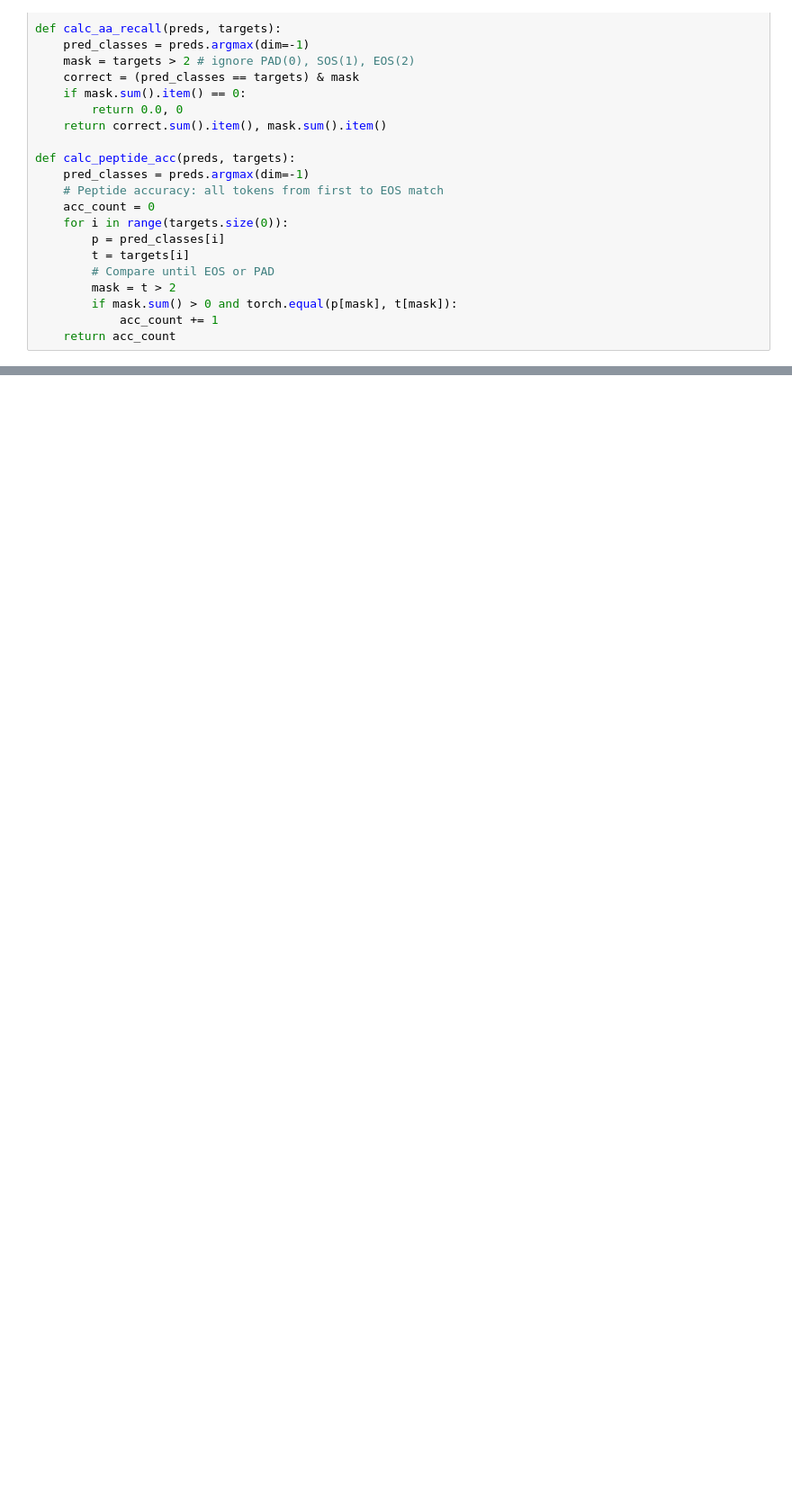
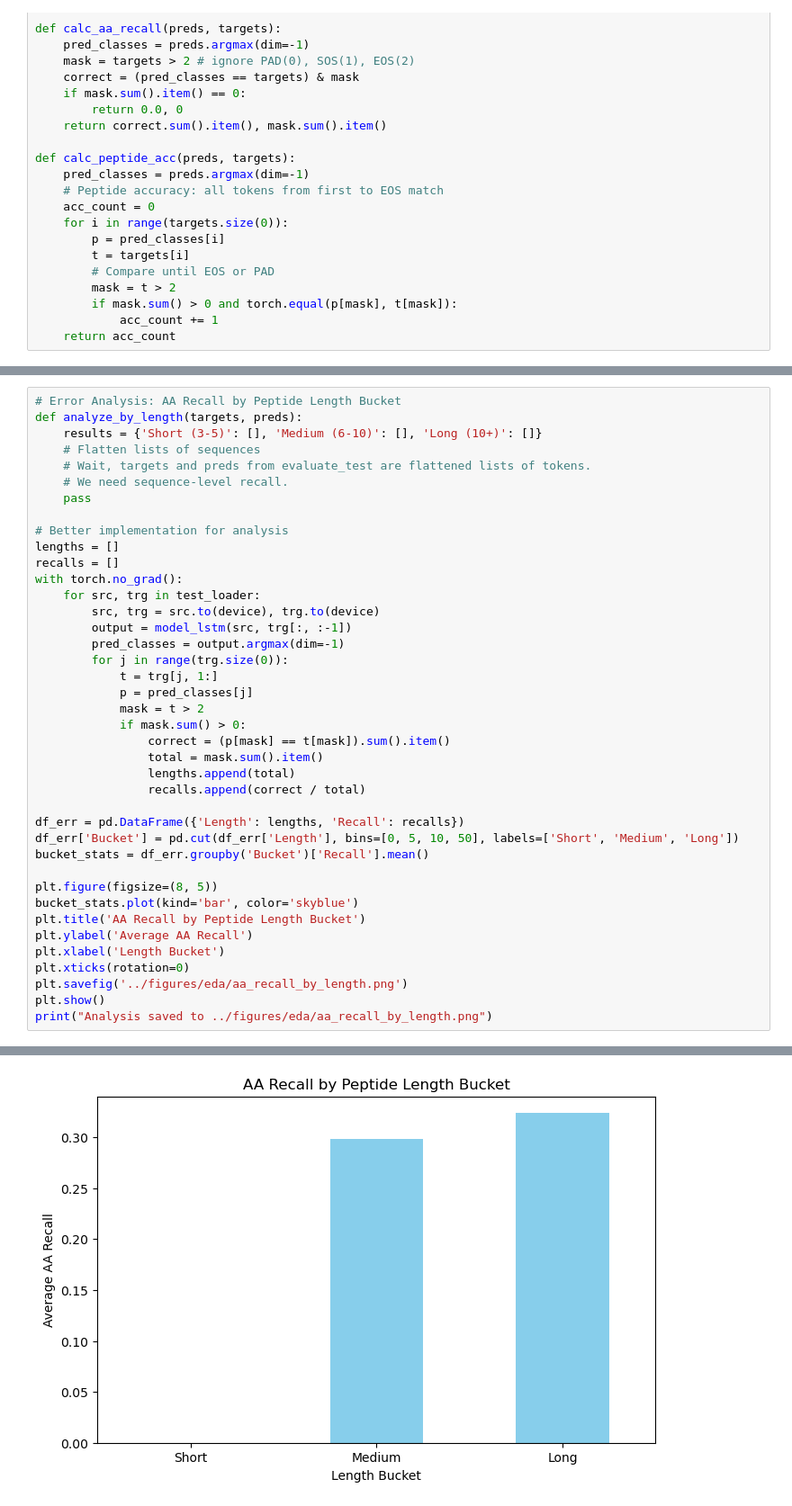
Before and after one commit to AkshayRevankarDev/peptide-diffusion, a Jupyter notebook: notebooks/03_baseline.ipynb, the cells around one changed output, grey strips where cells are left out. Shown at 90% size. Saved outputs shown, nothing was run; the diff lists cells and outputs as text; blank space fills up the shorter version.

```diff
--- a/notebooks/03_baseline.ipynb
+++ b/notebooks/03_baseline.ipynb
@@ -325,0 +321,41 @@ display(results)
+# %%
+# Error Analysis: AA Recall by Peptide Length Bucket
+def analyze_by_length(targets, preds):
+    results = {'Short (3-5)': [], 'Medium (6-10)': [], 'Long (10+)': []}
+    # Flatten lists of sequences
+    # Wait, targets and preds from evaluate_test are flattened lists of tokens.
+    # We need sequence-level recall.
+    pass
+
+# Better implementation for analysis
+lengths = []
+recalls = []
+with torch.no_grad():
+    for src, trg in test_loader:
+        src, trg = src.to(device), trg.to(device)
+        output = model_lstm(src, trg[:, :-1])
+        pred_classes = output.argmax(dim=-1)
+        for j in range(trg.size(0)):
+            t = trg[j, 1:]
+            p = pred_classes[j]
+            mask = t > 2
+            if mask.sum() > 0:
+                correct = (p[mask] == t[mask]).sum().item()
+                total = mask.sum().item()
+                lengths.append(total)
+                recalls.append(correct / total)
+
+df_err = pd.DataFrame({'Length': lengths, 'Recall': recalls})
+df_err['Bucket'] = pd.cut(df_err['Length'], bins=[0, 5, 10, 50], labels=['Short', 'Medium', 'Long'])
+bucket_stats = df_err.groupby('Bucket')['Recall'].mean()
+
+plt.figure(figsize=(8, 5))
+bucket_stats.plot(kind='bar', color='skyblue')
+plt.title('AA Recall by Peptide Length Bucket')
+plt.ylabel('Average AA Recall')
+plt.xlabel('Length Bucket')
+plt.xticks(rotation=0)
+plt.savefig('../figures/eda/aa_recall_by_length.png')
+plt.show()
+print("Analysis saved to ../figures/eda/aa_recall_by_length.png")
+# %% [output]
@@ -325,0 +379 @@ display(results)
+[figure, added]
```
Also changed, not shown: parts of 9 cells of this notebook, 24 other files.
